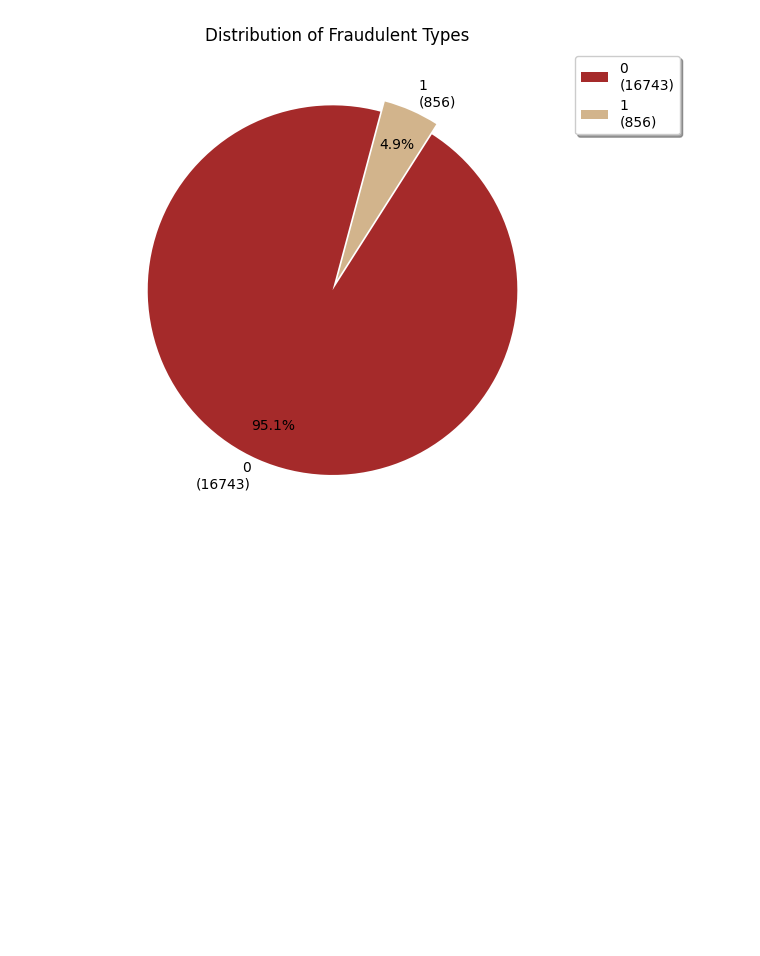
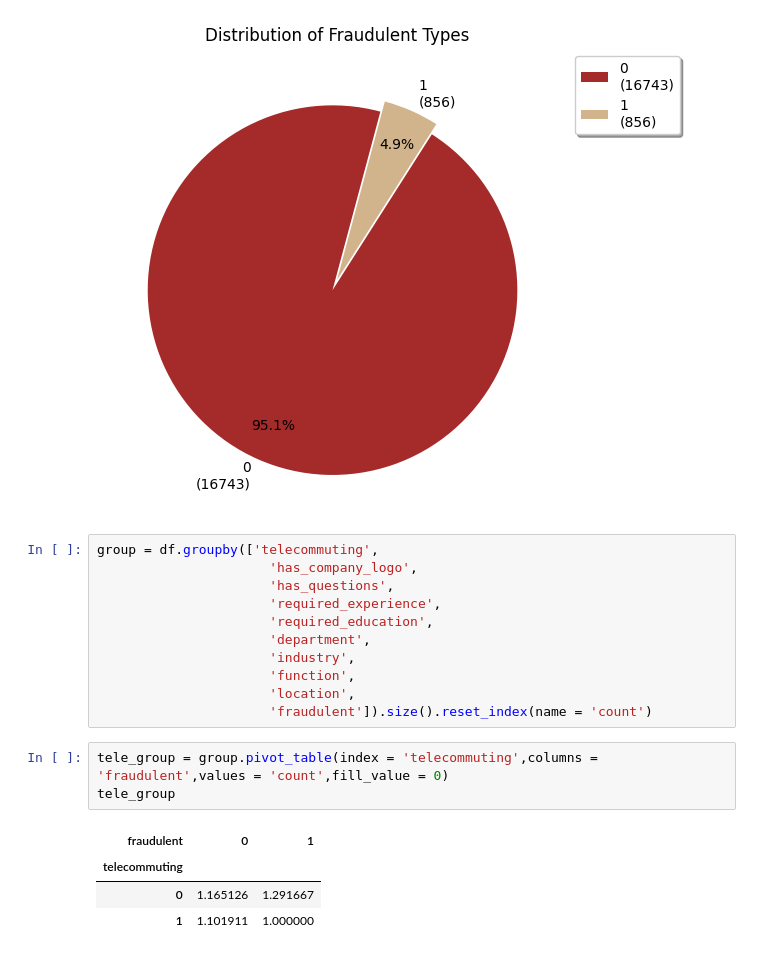
Before and after one commit to Udhay2898/Real-Fake-Job-Posting-Prediction, a Jupyter notebook: Real_Fake_Job_Posting_Prediction.ipynb, the cells around one changed output. Drawn from its saved outputs; the diff is of its cells as text; blank space fills up the shorter version.

```diff
--- a/Real_Fake_Job_Posting_Prediction.ipynb
+++ b/Real_Fake_Job_Posting_Prediction.ipynb
@@ -255,3 +256,22 @@ plt.title('Distribution of Fraudulent Types')
 plt.show()
 # %% [output]
 [figure]
+# %%
+group = df.groupby(['telecommuting',
+                      'has_company_logo',
+                      'has_questions',
+                      'required_experience',
+                      'required_education',
+                      'department',
+                      'industry',
+                      'function',
+                      'location',
+                      'fraudulent']).size().reset_index(name = 'count')
+# %%
+tele_group = group.pivot_table(index = 'telecommuting',columns = 'fraudulent',values = 'count',fill_value = 0)
+tele_group
+# %% [output]
+| fraudulent | 0 | 1 |
+| telecommuting |  |  |
+| 0 | 1.165126 | 1.291667 |
+| 1 | 1.101911 | 1.000000 |
```
Also changed, not shown: parts of 8 cells of this notebook.
